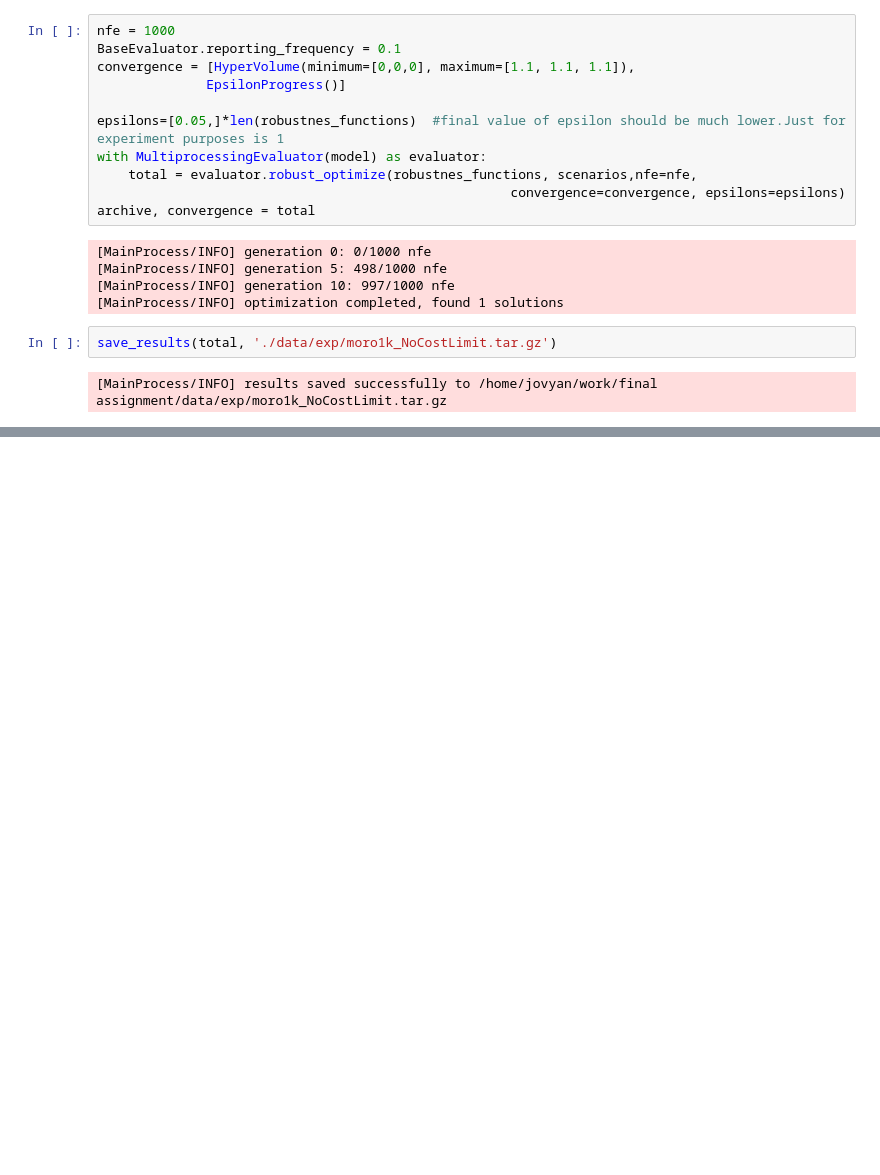
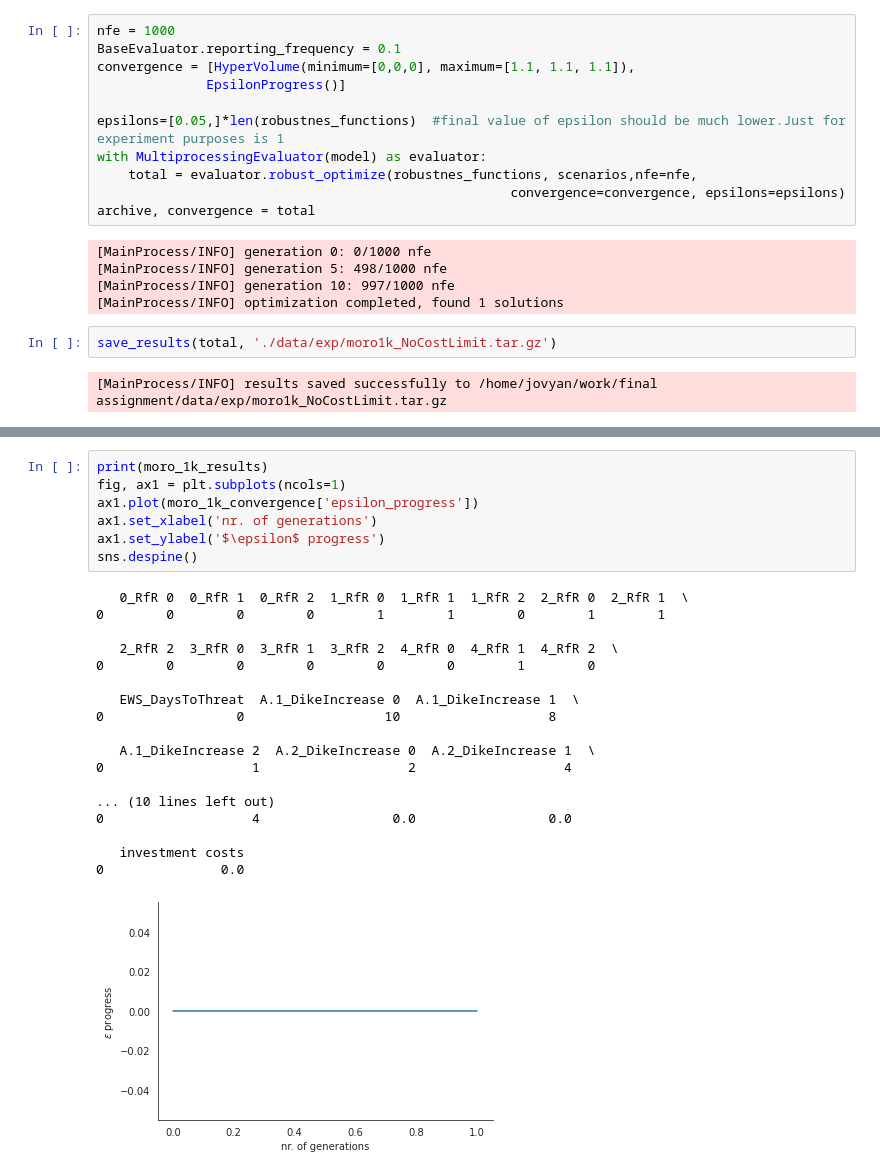
Before and after one commit to triple-capacho/EPA1361, a Jupyter notebook: final assignment/FinalRunNeatOptimization.ipynb, the cells around one changed output, grey strips where cells are left out. Cells and saved outputs as stored; diff of their text form; blank space fills up the shorter version.

```diff
--- a/final assignment/FinalRunNeatOptimization.ipynb
+++ b/final assignment/FinalRunNeatOptimization.ipynb
@@ -409,0 +406,26 @@ save_results(total, './data/exp/moro1k_NoCostLimit.tar.gz')
+# %%
+print(moro_1k_results)
+fig, ax1 = plt.subplots(ncols=1)
+ax1.plot(moro_1k_convergence['epsilon_progress'])
+ax1.set_xlabel('nr. of generations')
+ax1.set_ylabel('$\epsilon$ progress')
+sns.despine()
+# %% [output]
+   0_RfR 0  0_RfR 1  0_RfR 2  1_RfR 0  1_RfR 1  1_RfR 2  2_RfR 0  2_RfR 1  \
+0        0        0        0        1        1        0        1        1
+
+   2_RfR 2  3_RfR 0  3_RfR 1  3_RfR 2  4_RfR 0  4_RfR 1  4_RfR 2  \
+0        0        0        0        0        0        1        0
+
+   EWS_DaysToThreat  A.1_DikeIncrease 0  A.1_DikeIncrease 1  \
+0                 0                  10                   8
+
+   A.1_DikeIncrease 2  A.2_DikeIncrease 0  A.2_DikeIncrease 1  \
+0                   1                   2                   4
+
+... (10 lines left out)
+0                   4                 0.0                 0.0
+
+   investment costs
+0               0.0
+[figure, added]
```
Also changed, not shown: parts of 15 cells of this notebook, 3 other files.
